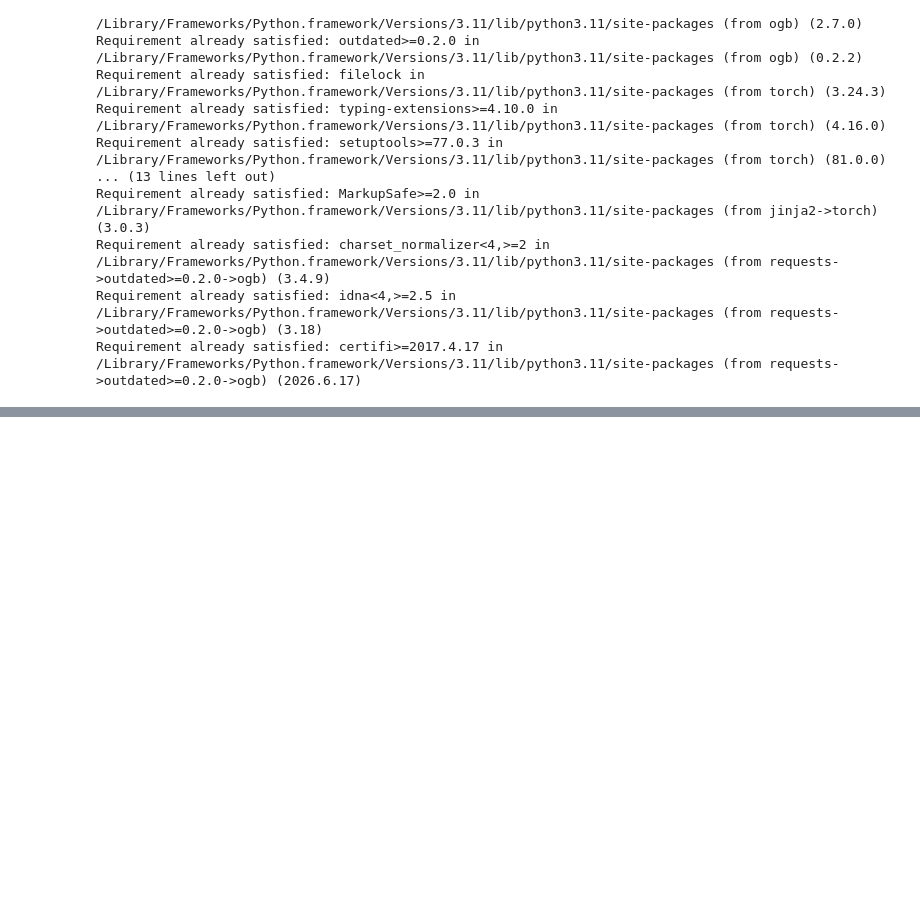
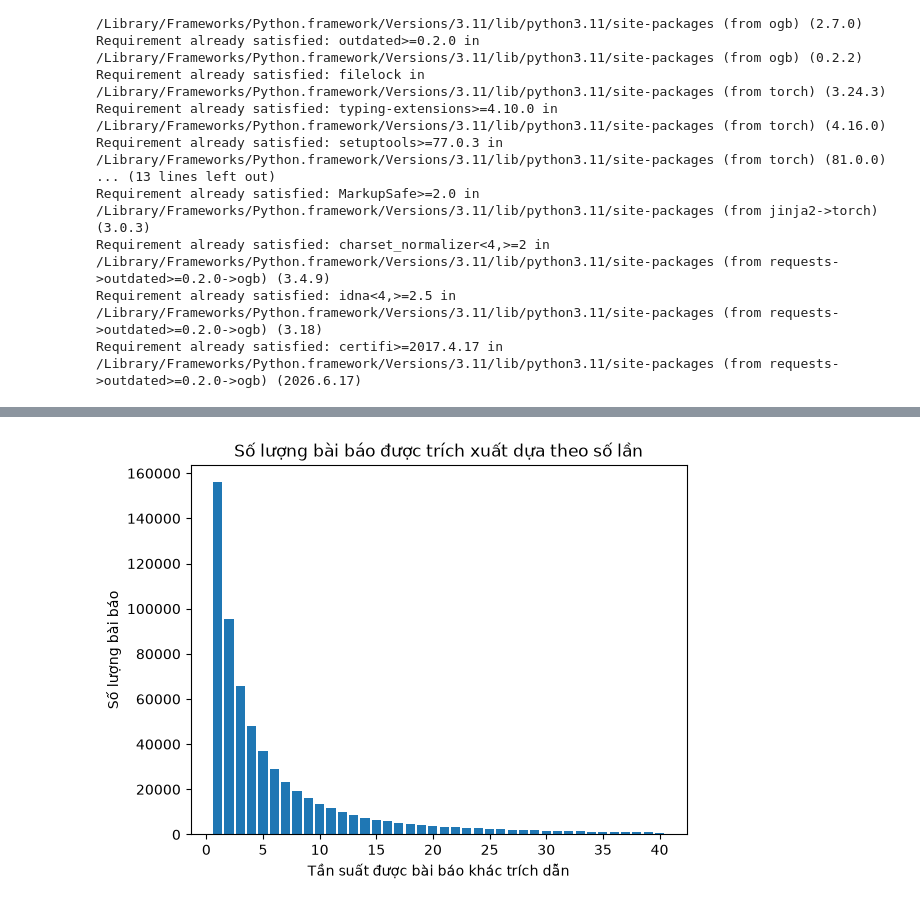
Before and after one commit to GiaThinh110605/Graph_Analytics_For_Discovering_Emerging_Influential_Papers, a Jupyter notebook: analysis-dataset/analysis-dataset.ipynb, the cells around one changed output, grey strips where cells are left out. Saved outputs shown, nothing was run; the diff lists cells and outputs as text; code cells hidden in the pictures; blank space fills up the shorter version.

```diff
--- a/analysis-dataset/analysis-dataset.ipynb
+++ b/analysis-dataset/analysis-dataset.ipynb
@@ -37,4 +38,4 @@ urllib.request.urlretrieve(url, save_path)
 # %%
-path = "/Users/mac/Downloads/BTL_NMDLL/analysis-dataset/data/mag/raw/relations/paper___cites___paper/edge.csv.gz"
+path = "/Users/mac/Downloads/Graph_Analytics_For_Discovering_Emerging_Influential_Papers/data/mag/raw/relations/paper___cites___paper/edge.csv.gz"
 # %%
 from pyspark.sql import SparkSession
@@ -50,3 +43,5 @@ To adjust logging level use sc.setLogLevel(newLevel). For SparkR, use setLogLeve
 # %%
-spark = SparkSession.builder.appName("CitationG")
+spark = SparkSession.builder.appName("CitationGraph").getOrCreate()
+df = spark.read.csv(path, header=False, inferSchema=True).toDF("src", "dst")
+print(df.show(5))
 # %% [output]
@@ -53,0 +60,5 @@ AttributeError: 'SparkContext' object has no attribute 'read'
+# %%
+df_clean = df.filter(col("src").isNotNull() & col("dst").isNotNull())
+so_bac_vao = df_clean.groupBy("dst").count().orderBy(col("count").desc())
+print("Số bậc vào:")
+so_bac_vao.show(10)
@@ -53,0 +95,12 @@ AttributeError: 'SparkContext' object has no attribute 'read'
+# %%
+import matplotlib.pyplot as plt
+
+data = df_clean.groupBy("dst").count().groupBy("count").count().orderBy("count").limit(40).toPandas()
+data.columns = ["so_trich_dan", "so_bai_bao"]
+plt.bar(data["so_trich_dan"], data["so_bai_bao"])
+plt.xlabel("Tần suất được bài báo khác trích dẫn")
+plt.ylabel("Số lượng bài báo")
+plt.title("Số lượng bài báo được trích xuất dựa theo số lần")
+plt.show()
+# %% [output]
+[figure, added]
```
Also changed, not shown: parts of 49 cells of this notebook, 7 other files.
